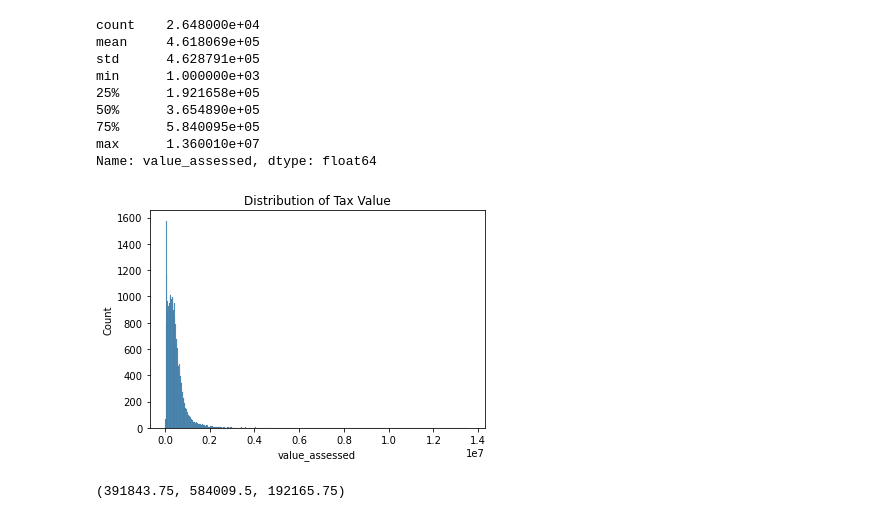
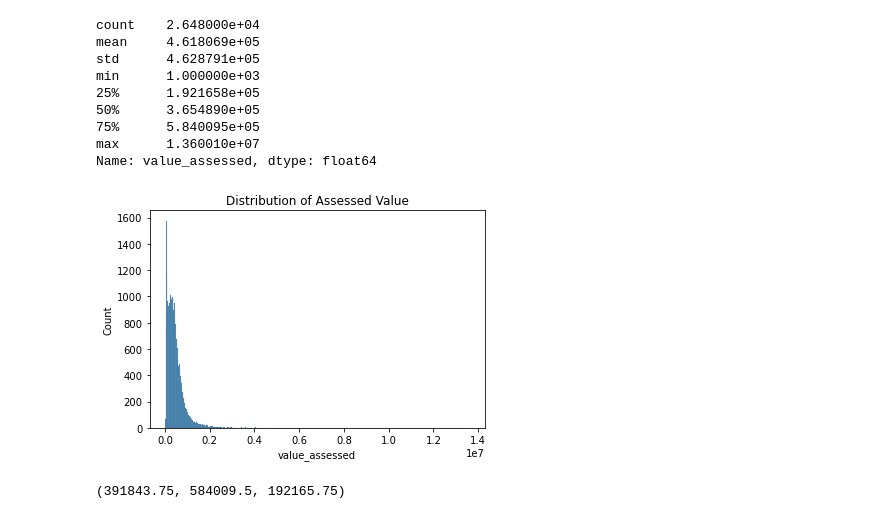
Before and after one commit to natasharivers/Zillow_Regression_Project, a Jupyter notebook: Initial Notebook.ipynb, the cells around one changed output. Drawn from its saved outputs; the diff is of its cells as text; code cells hidden in the pictures.

```diff
--- a/Initial Notebook.ipynb
+++ b/Initial Notebook.ipynb
@@ -308,10 +312,10 @@ Name: value_assessed, dtype: float64
 # %%
 #taxvalue distribution
 sns.histplot(data=df.value_assessed)
-plt.title('Distribution of Tax Value')
+plt.title('Distribution of Assessed Value')
 plt.show()
 # %% [output]
-[figure, old version]
+[figure, new version]
 # %%
 #finding IQR of Tax Value to find outliers
 q1_tax = df['value_assessed'].quantile(0.25)
```
Also changed, not shown: parts of 28 cells of this notebook.
